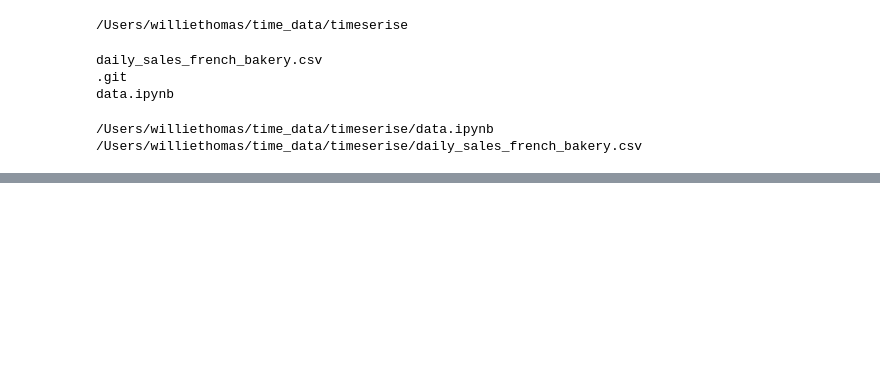
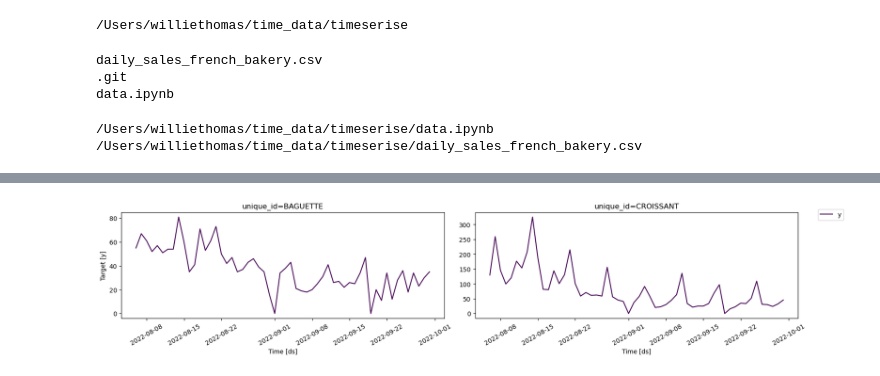
Before and after one commit to eatfro/timeserise, a Jupyter notebook: data.ipynb, the cells around one changed output, grey strips where cells are left out. Saved outputs shown, nothing was run; the diff lists cells and outputs as text; code cells hidden in the pictures; blank space fills up the shorter version.

```diff
--- a/data.ipynb
+++ b/data.ipynb
@@ -28,0 +54,4 @@ print(data_path.resolve())
+# %%
+plot_series(df=df , ids=["BAGUETTE", "CROISSANT"], max_insample_length=56, palette="viridis")
+# %% [output]
+[figure, added]
```
Also changed, not shown: parts of 6 cells of this notebook.
